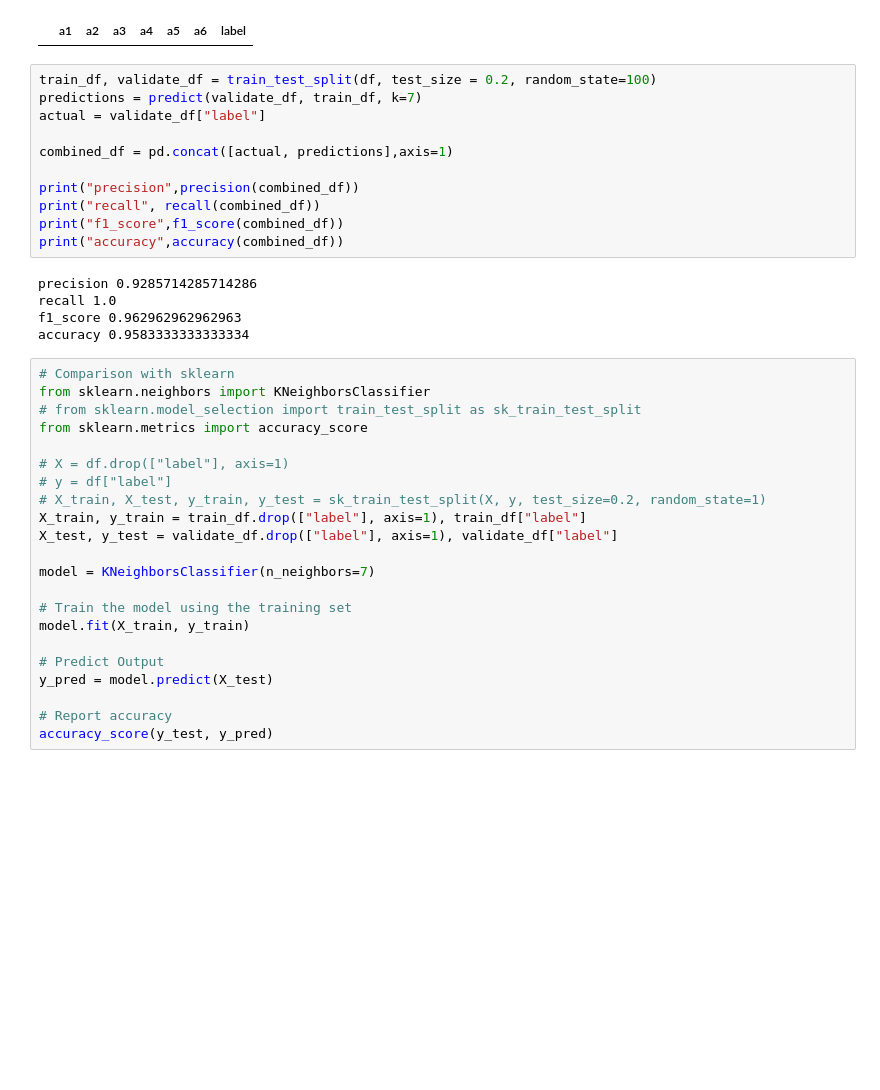
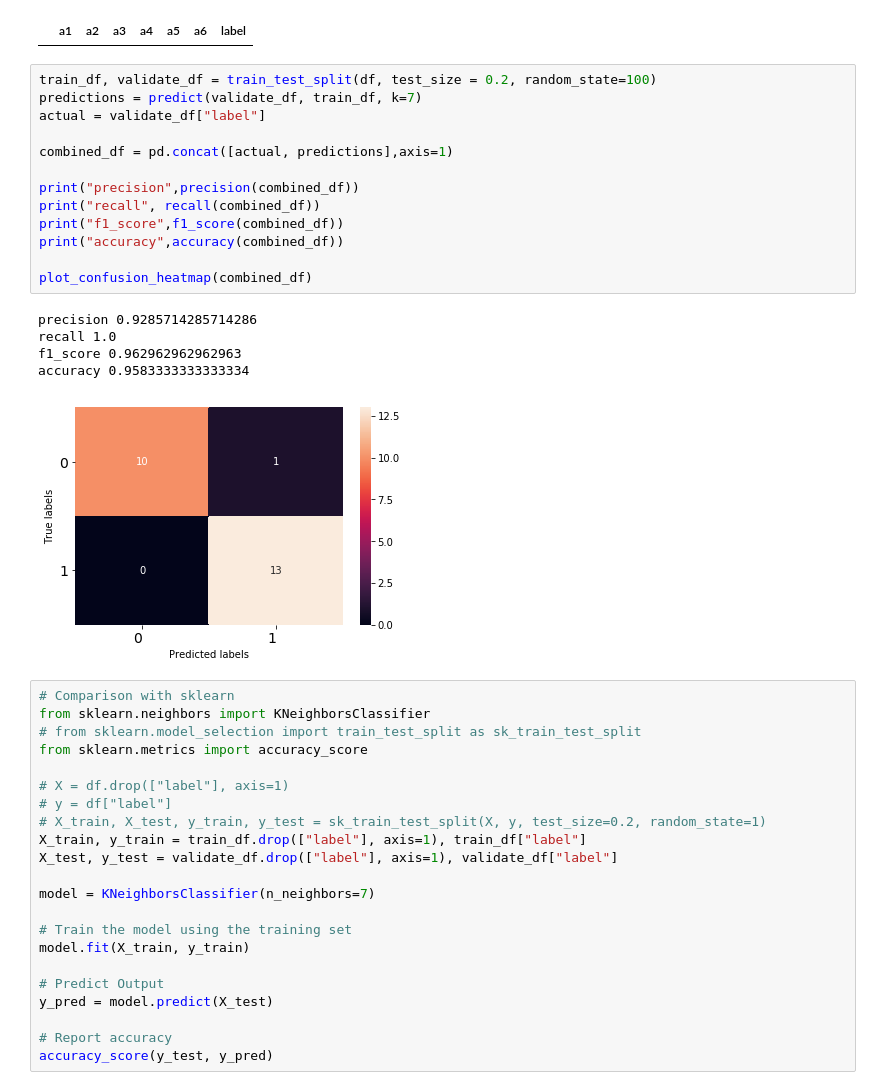
Before and after one commit to abnvanand/smai_a2, a Jupyter notebook: src/KNN.ipynb, the cells around one changed output. Saved outputs shown, nothing was run; the diff lists cells and outputs as text; blank space fills up the shorter version.

```diff
--- a/src/KNN.ipynb
+++ b/src/KNN.ipynb
@@ -186,19 +219,22 @@ df.head(0)
 # %%
 train_df, validate_df = train_test_split(df, test_size = 0.2, random_state=100)
 predictions = predict(validate_df, train_df, k=7)
 actual = validate_df["label"]
 
 combined_df = pd.concat([actual, predictions],axis=1)
 
 print("precision",precision(combined_df))
 print("recall", recall(combined_df))
 print("f1_score",f1_score(combined_df))
 print("accuracy",accuracy(combined_df))
+
+plot_confusion_heatmap(combined_df)
 # %% [output]
 precision 0.9285714285714286
 recall 1.0
 f1_score 0.962962962962963
 accuracy 0.9583333333333334
+[figure, added]
 # %%
 # Comparison with sklearn
 from sklearn.neighbors import KNeighborsClassifier
```
Also changed, not shown: parts of 9 cells of this notebook, 2 other files.
